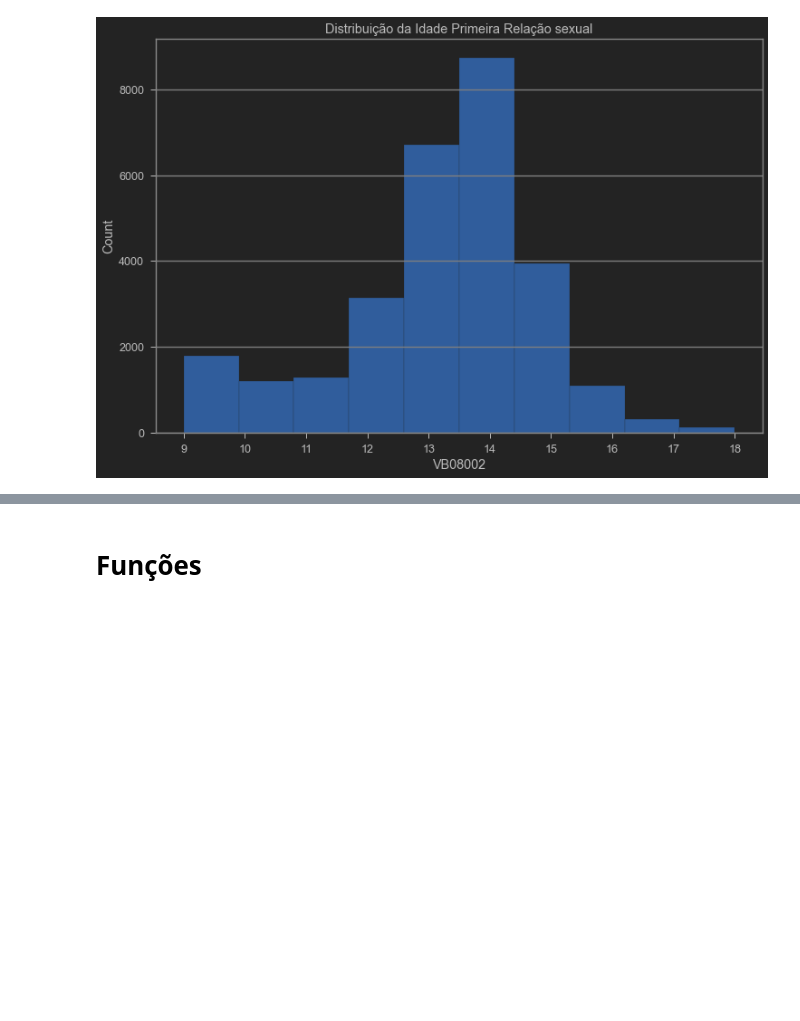
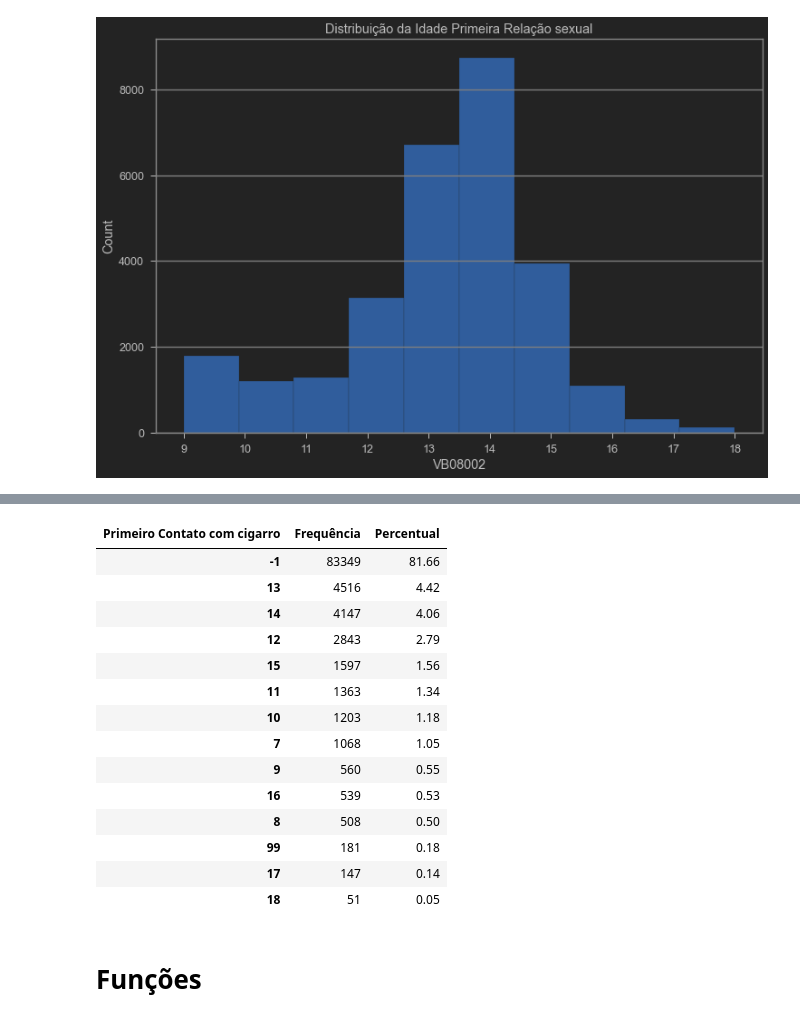
Before and after one commit to Igor-Arantes/Bootcamp-Data-Science-Aplicada, a Jupyter notebook: Igor_Arantes_Desafio_03.ipynb, the cells around one changed output, grey strips where cells are left out. Cells and saved outputs as stored; diff of their text form; code cells hidden in the pictures; blank space fills up the shorter version.

```diff
--- a/Igor_Arantes_Desafio_03.ipynb
+++ b/Igor_Arantes_Desafio_03.ipynb
@@ -108,3 +160,21 @@ plt.show()
+# %%
+tabela_frequencia(dados,'VB04002','Primeiro Contato com cigarro')
+# %% [output]
+| Primeiro Contato com cigarro | Frequência | Percentual |
+| -1 | 83349 | 81.66 |
+| 13 | 4516 | 4.42 |
+| 14 | 4147 | 4.06 |
+| 12 | 2843 | 2.79 |
+| 15 | 1597 | 1.56 |
+| 11 | 1363 | 1.34 |
+| 10 | 1203 | 1.18 |
+| 7 | 1068 | 1.05 |
+| 9 | 560 | 0.55 |
+| 16 | 539 | 0.53 |
+| 8 | 508 | 0.50 |
+| 99 | 181 | 0.18 |
+| 17 | 147 | 0.14 |
+| 18 | 51 | 0.05 |
 # %% [markdown]
 # Funções
 # %%
```
Also changed, not shown: parts of 5 cells of this notebook.
